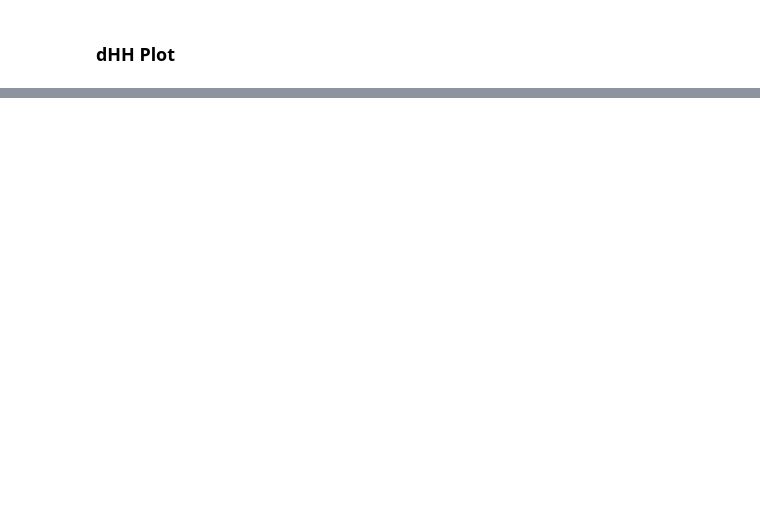
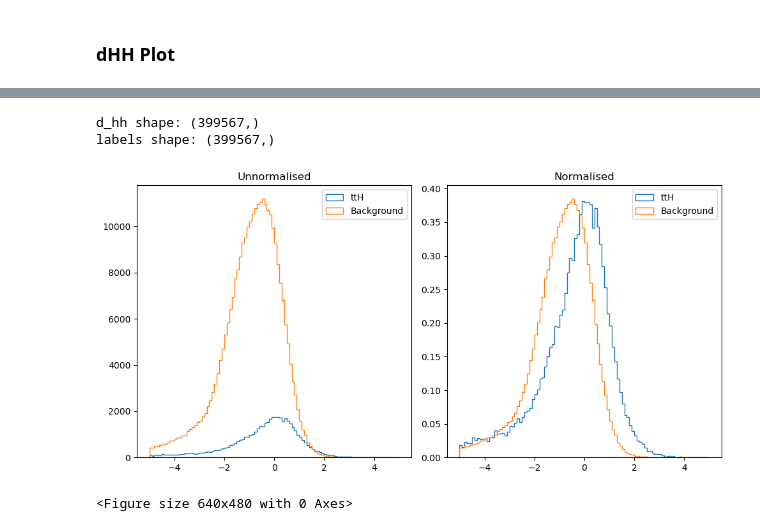
Before and after one commit to rabmc24/msci_project, a Jupyter notebook: transformer_renewed/bristol-tth-transformer-msc_project/notebooks/training_multiclassification.ipynb, the cells around one changed output, grey strips where cells are left out. Drawn from its saved outputs; the diff is of its cells as text; code cells hidden in the pictures; blank space fills up the shorter version.

```diff
--- a/transformer_renewed/bristol-tth-transformer-msc_project/notebooks/training_multiclassification.ipynb
+++ b/transformer_renewed/bristol-tth-transformer-msc_project/notebooks/training_multiclassification.ipynb
@@ -722,0 +807,51 @@ plt.show()
+# %%
+# Example: compute probabilities on validation set
+val_probs = model(val_X)          # or however you obtained probabilities for validation
+probs_np = val_probs.detach().cpu().numpy()
+ttH_probs = probs_np[:, 0]
+background_probs = probs_np[:, 1] + probs_np[:, 2]
+epsilon = 1e-10
+d_hh = np.log(ttH_probs / (background_probs + epsilon))
+
+# Now extract validation labels which should match the number of predictions
+labels = val_y.detach().cpu().numpy()
+
+print("d_hh shape:", d_hh.shape)
+print("labels shape:", labels.shape)
+# %% [output]
+d_hh shape: (399567,)
+labels shape: (399567,)
+# %%
+import numpy as np
+import matplotlib.pyplot as plt
+
+# Compute d_hh from probabilities (with 2 backgrounds)
+# Assuming probs is the tensor of model prediction probabilities (output of softmax)
+probs_np = probs.detach().cpu().numpy()  # shape (N, 3)
+ttH_probs = probs_np[:, 0]              # Signal probability at index 0
+background_probs = probs_np[:, 1] + probs_np[:, 2]  # Sum of the two background probabilities
+epsilon = 1e-10  # Avoid division by zero
+d_hh = np.log(ttH_probs / (background_probs + epsilon))
+
+# Assume labels_flat (numpy array) exists with 0 for ttH and 1 for background
+# Plot two subplots: one unnormalised and one normalised
+
+fig, axes = plt.subplots(nrows=1, ncols=2, figsize=(10, 5), sharex=True)
+
+axes[0].hist(d_hh[labels == 0], bins=100, range=(-5,5), histtype='step', label='ttH', density=False)
+axes[0].hist(d_hh[labels == 1], bins=100, range=(-5,5), histtype='step', label='Background', density=False)
+axes[0].legend()
+axes[0].set_title('Unnormalised')
+
+axes[1].hist(d_hh[labels == 0], bins=100, range=(-5,5), histtype='step', label='ttH', density=True)
+axes[1].hist(d_hh[labels == 1], bins=100, range=(-5,5), histtype='step', label='Background', density=True)
+axes[1].legend()
+axes[1].set_title('Normalised')
+
+plt.tight_layout()
+plt.show()
+plt.tight_layout()
+plt.show()
+# %% [output]
+[figure, added]
+<Figure size 640x480 with 0 Axes>
```
Also changed, not shown: parts of 21 cells of this notebook, 3 other files.
